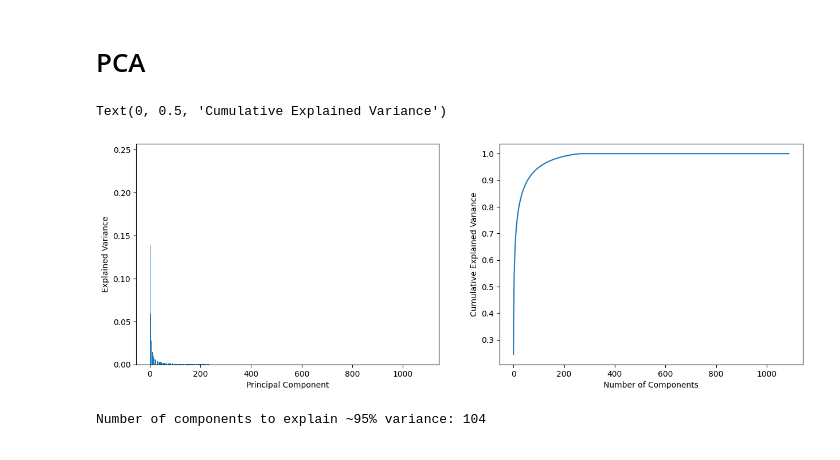
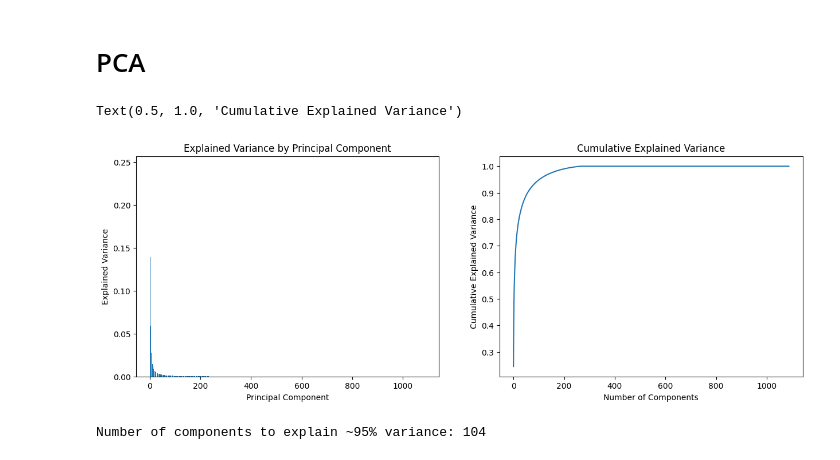
Before and after one commit to s243933/Kareninator, a Jupyter notebook: analyze_ratings.ipynb, the cells around one changed output. Saved outputs shown, nothing was run; the diff lists cells and outputs as text; code cells hidden in the pictures.

```diff
--- a/analyze_ratings.ipynb
+++ b/analyze_ratings.ipynb
@@ -107,18 +94,20 @@ components = pca.components_
 # %%
 fig, ax = plt.subplots(1, 2, figsize=(15, 5))
 
 # Plot explained variance
 ax[0].bar(range(1, n_tot_components+1), pca.explained_variance_ratio_)
 ax[0].set_xlabel('Principal Component')
 ax[0].set_ylabel('Explained Variance')
+ax[0].set_title('Explained Variance by Principal Component')
 
 # Plot cumulative explained variance
 ax[1].plot(np.cumsum(pca.explained_variance_ratio_))
 ax[1].set_xlabel('Number of Components')
 ax[1].set_ylabel('Cumulative Explained Variance')
+ax[1].set_title('Cumulative Explained Variance')
 # %% [output]
-Text(0, 0.5, 'Cumulative Explained Variance')
+Text(0.5, 1.0, 'Cumulative Explained Variance')
-[figure, old version]
+[figure, new version]
 # %%
 # Select number of components to explain approx. 90% variance
 n_components_95 = np.argmax(np.cumsum(pca.explained_variance_ratio_) >= 0.95) + 1
```
Also changed, not shown: parts of 11 cells of this notebook.
